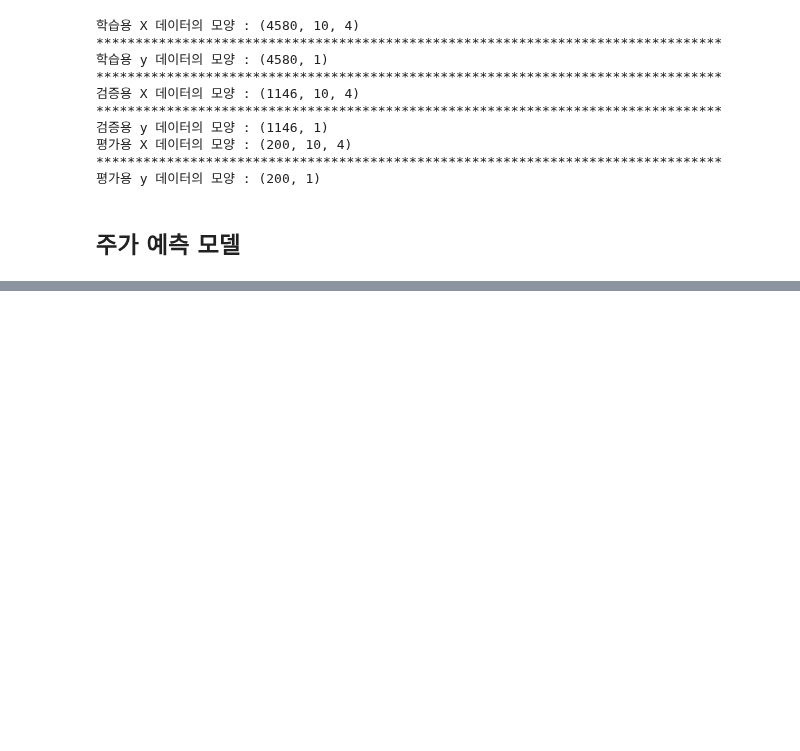
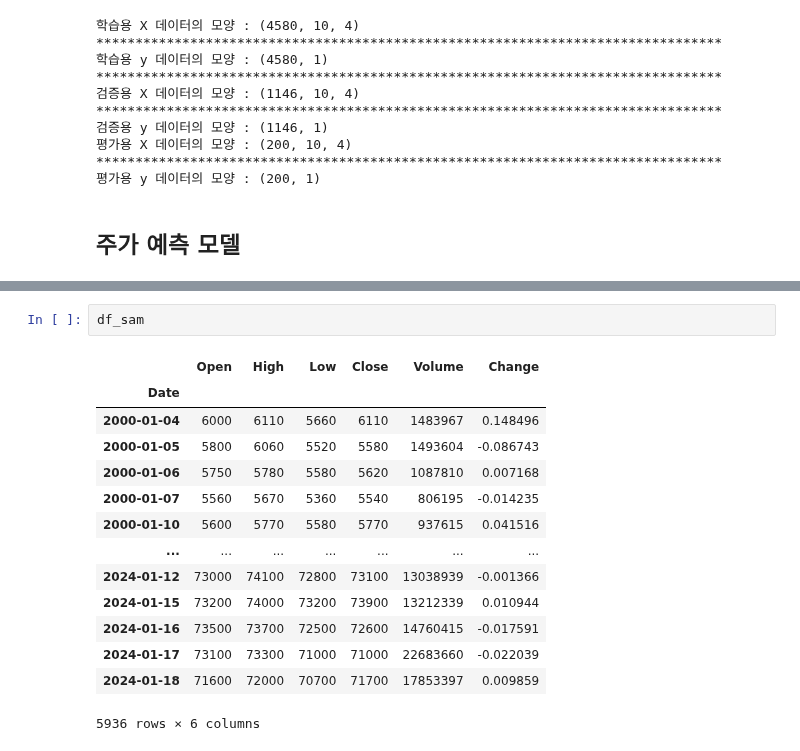
Before and after one commit to Nvuly/DeepLearning, a Jupyter notebook: 실습_삼성전자_주가예측.ipynb, the cells around one changed output, grey strips where cells are left out. Saved outputs shown, nothing was run; the diff lists cells and outputs as text; blank space fills up the shorter version.

```diff
--- a/실습_삼성전자_주가예측.ipynb
+++ b/실습_삼성전자_주가예측.ipynb
@@ -501,0 +576,17 @@ WARNING:tensorflow:From c:\Users\human\anaconda3\Lib\site-packages\keras\src\eng
+# %%
+df_sam
+# %% [output]
+|  | Open | High | Low | Close | Volume | Change |
+| Date |  |  |  |  |  |  |
+| 2000-01-04 | 6000 | 6110 | 5660 | 6110 | 1483967 | 0.148496 |
+| 2000-01-05 | 5800 | 6060 | 5520 | 5580 | 1493604 | -0.086743 |
+| 2000-01-06 | 5750 | 5780 | 5580 | 5620 | 1087810 | 0.007168 |
+| 2000-01-07 | 5560 | 5670 | 5360 | 5540 | 806195 | -0.014235 |
+| 2000-01-10 | 5600 | 5770 | 5580 | 5770 | 937615 | 0.041516 |
+| ... | ... | ... | ... | ... | ... | ... |
+| 2024-01-12 | 73000 | 74100 | 72800 | 73100 | 13038939 | -0.001366 |
+| 2024-01-15 | 73200 | 74000 | 73200 | 73900 | 13212339 | 0.010944 |
+| 2024-01-16 | 73500 | 73700 | 72500 | 72600 | 14760415 | -0.017591 |
+| 2024-01-17 | 73100 | 73300 | 71000 | 71000 | 22683660 | -0.022039 |
+| 2024-01-18 | 71600 | 72000 | 70700 | 71700 | 17853397 | 0.009859 |
+5936 rows × 6 columns
```
Also changed, not shown: parts of 10 cells of this notebook.
